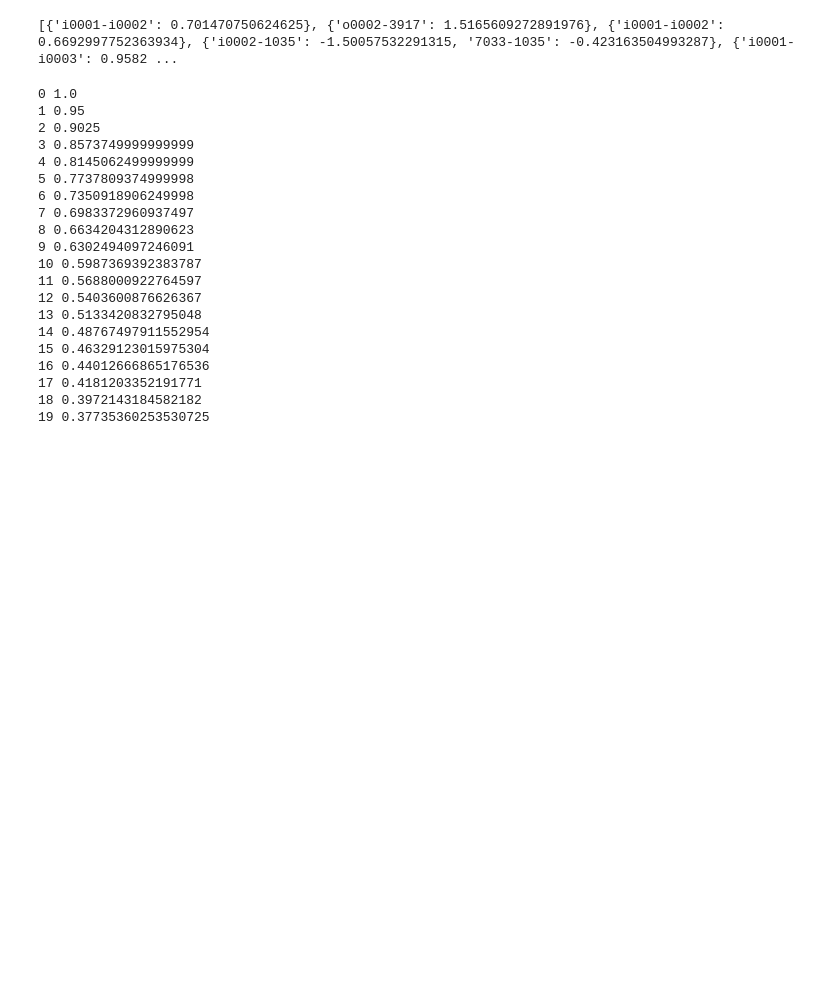
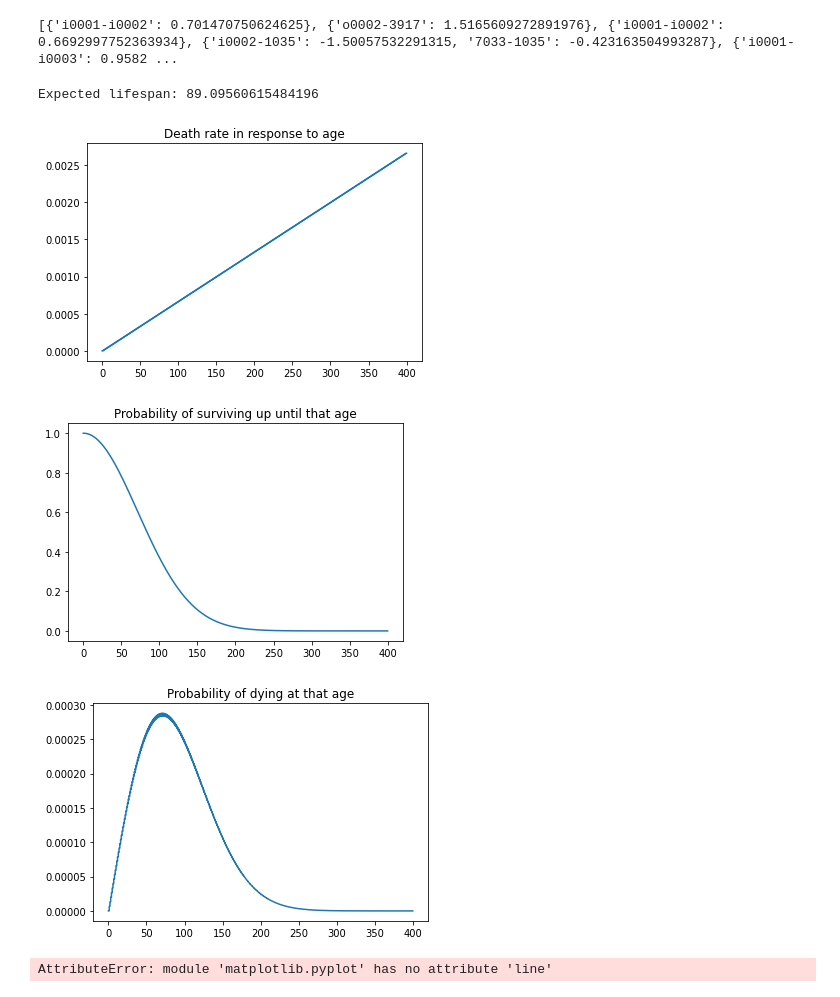
Before and after one commit to kenngkz/EvoSim, a Jupyter notebook: dev.ipynb, the cells around one changed output. Drawn from its saved outputs; the diff is of its cells as text; code cells hidden in the pictures; blank space fills up the shorter version.

Commit message:
Spontaneous death dependent on age

```diff
--- a/dev.ipynb
+++ b/dev.ipynb
@@ -135,27 +135,41 @@ pop = random.sample(pop, final_sample)
 print([brain.genome for brain in pop])
 # %% [output]
 [{'i0001-i0002': 0.701470750624625}, {'o0002-3917': 1.5165609272891976}, {'i0001-i0002': 0.6692997752363934}, {'i0002-1035': -1.50057532291315, '7033-1035': -0.423163504993287}, {'i0001-i0003': 0.9582 ...
-# %%
-for i in range(20):
-    print(i, 0.95**i)
-# %% [output]
-0 1.0
-1 0.95
-2 0.9025
-3 0.8573749999999999
-4 0.8145062499999999
-5 0.7737809374999998
-6 0.7350918906249998
-7 0.6983372960937497
-8 0.6634204312890623
-9 0.6302494097246091
-10 0.5987369392383787
-11 0.5688000922764597
-12 0.5403600876626367
-13 0.5133420832795048
-14 0.48767497911552954
-15 0.46329123015975304
-16 0.44012666865176536
-17 0.4181203352191771
-18 0.3972143184582182
-19 0.37735360253530725
+# %%
+import pandas as pd
+import matplotlib.pyplot as plt
+
+hz = 30
+fixed_rate = 0.0 / hz   # rate per frame
+age_deterioration = 0.0002 / hz
+def death_rate(age):
+    return fixed_rate + age * age_deterioration
+max_frames = 400 * hz
+
+lifetable = [{"age":0, "death_rate":0, "surv_prob":1, "prob_die_now":0}]
+for frames in range(1, max_frames):
+    age = frames / hz
+    dr = death_rate(int(age))
+    lifetable.append({"age":age, "death_rate":dr, "surv_prob":lifetable[-1]["surv_prob"] * (1 - dr), "prob_die_now":lifetable[-1]["surv_prob"] * dr})
+lifetable = pd.DataFrame(lifetable)
+print(f"Expected lifespan: {sum(lifetable.apply(lambda x: x['age']*x['prob_die_now'], axis=1))}")
+plt.plot(lifetable["age"], lifetable["death_rate"])
+plt.title("Death rate in response to age")
+plt.show()
+plt.plot(lifetable["age"], lifetable["surv_prob"])
+plt.title("Probability of surviving up until that age")
+plt.show()
+plt.plot(lifetable["age"], lifetable["prob_die_now"])
+plt.title("Probability of dying at that age")
+plt.show()
+# %% [output]
+Expected lifespan: 89.09560615484196
+[figure, added]
+[figure, added]
+[figure, added]
+# %%
+plt.line(lifetable.loc[:60*hz, "age"], lifetable.loc[:60*hz, "prob_die_now"])
+plt.title("Probability of dying at that age (zoomed in)")
+plt.show()
+# %% [output]
+AttributeError: module 'matplotlib.pyplot' has no attribute 'line'
```
Also changed, not shown: parts of 1 cell of this notebook, 3 other files.
